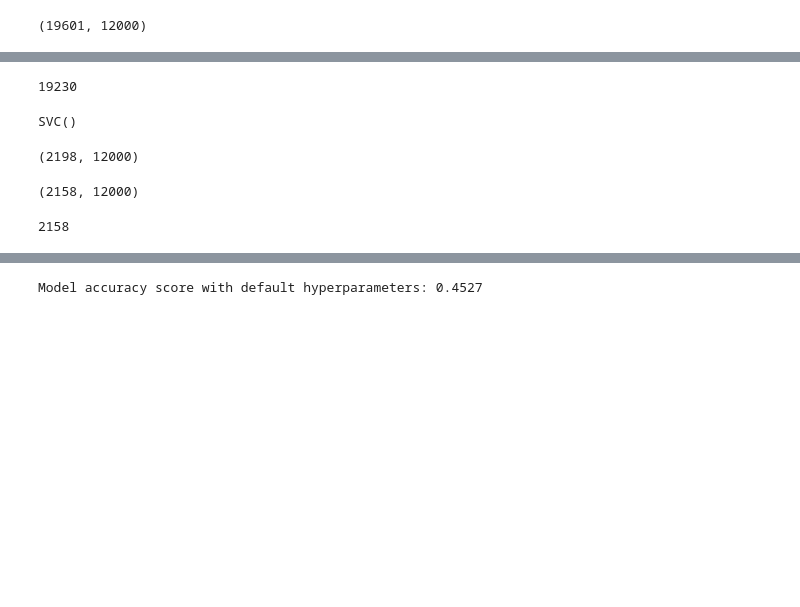
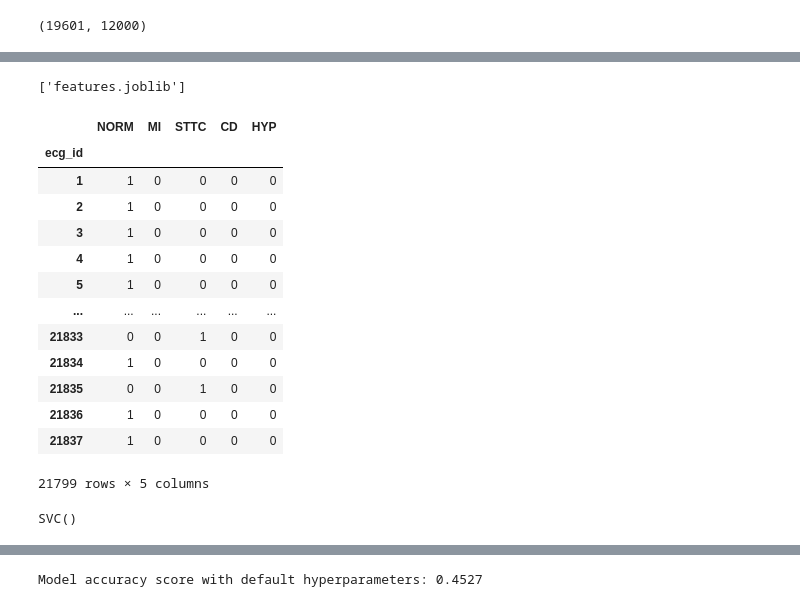
Before and after one commit to donyafiuji/ECG-diagnosis, a Jupyter notebook: main.ipynb, the cells around one changed output, grey strips where cells are left out. Saved outputs shown, nothing was run; the diff lists cells and outputs as text; code cells hidden in the pictures; blank space fills up the shorter version.

```diff
--- a/main.ipynb
+++ b/main.ipynb
@@ -69,6 +79,5 @@ baseline removal + moving avg + bandpass filter [0.5 - 25] """
 # %%
 reload(Preprocessing)
 
-test = Preprocessing.preprocess()
-
-x_train, y_train, x_test, y_test, agg_df = test.splitdata(X, Y)
+load = Preprocessing.preprocess()
+Y = load.loadStatement()
@@ -149,7 +85,7 @@ for i in labels.index:
 Freq Analysis
 # %%
 loaded_waveletfiltered_signals = np.load('wavelet_filtered.npy')
-loaded_waveletfiltered_signals = loaded_waveletfiltered_signals.astype('float32')
+# loaded_waveletfiltered_signals = loaded_waveletfiltered_signals.astype('float32')
 # %%
 filter = Preprocessing.preprocess()
 sample_highpass_filtered = filter.highpassfilter(origin_signals[0][0], 100, 4, 0.5)
@@ -234,11 +170,13 @@ R_peaks = []
 RR_intervals = []
 
 
-for signal in range(waveletfiltered_signals.shape[0]):
+for signal in range(loaded_waveletfiltered_signals.shape[0]):
     # # signal_r_peaks = []
     # # for lead in signal:
-    r_peaks = extractor.R_peak_detection(waveletfiltered_signals[signal][1][:])
-    rr_intervals = np.diff(r_peaks)
+    r_peaks, rr_intervals = extractor.R_peak_detection(loaded_waveletfiltered_signals[signal][1][:])
+    r_peaks = np.array(r_peaks)
+    # rr_intervals = np.diff(r_peaks)
+    rr_intervals = np.array(rr_intervals)
     # # signal_r_peaks.append(r_peaks)
     R_peaks.append(r_peaks)
     RR_intervals.append(rr_intervals)
@@ -403,4 +286,0 @@ len(y_train_encoded)
-# %%
-len(filtered_signals)
-# %% [output]
-19230
@@ -406,0 +348,4 @@ len(filtered_signals)
+# %%
+joblib.dump(features, 'features.joblib')
+# %% [output]
+['features.joblib']
@@ -407,3 +354,27 @@ len(filtered_signals)
+# %%
+""" defining the target labels """
+
+labels = pd.DataFrame(0, index = Y.index, columns=['NORM', 'MI', 'STTC', 'CD', 'HYP'], dtype='int')
+
+for i in labels.index:
+    for j in Y.loc[i, 'diagnostic_superclass']:
+        labels.loc[i, j] = 1
+labels
+# %% [output]
+|  | NORM | MI | STTC | CD | HYP |
+| ecg_id |  |  |  |  |  |
+| 1 | 1 | 0 | 0 | 0 | 0 |
+| 2 | 1 | 0 | 0 | 0 | 0 |
+| 3 | 1 | 0 | 0 | 0 | 0 |
+| 4 | 1 | 0 | 0 | 0 | 0 |
+| 5 | 1 | 0 | 0 | 0 | 0 |
+| ... | ... | ... | ... | ... | ... |
+| 21833 | 0 | 0 | 1 | 0 | 0 |
+| 21834 | 1 | 0 | 0 | 0 | 0 |
+| 21835 | 0 | 0 | 1 | 0 | 0 |
+| 21836 | 1 | 0 | 0 | 0 | 0 |
+| 21837 | 1 | 0 | 0 | 0 | 0 |
+21799 rows × 5 columns
 # %%
 from sklearn.svm import SVC
 
@@ -420,8 +391,3 @@ svm_classifier = SVC()
 svm_classifier.fit(X_train_subset, y_train_subset)
 # %% [output]
 SVC()
-# %%
-origin_test_signals = origin_test_signals.reshape((2198, -1))
-origin_test_signals.shape
-# %% [output]
-(2198, 12000)
@@ -435,13 +394,3 @@ y_test_encoded = label_encoder.fit_transform(y_test_flat)
-# %%
-missing_indices = [i for i, label in enumerate(y_test) if len(label) == 0]
-filtered_test_signals = np.delete(origin_test_signals, missing_indices, axis=0)
-filtered_test_signals.shape
-# %% [output]
-(2158, 12000)
-# %%
-len(y_test_encoded)
-# %% [output]
-2158
 # %%
 from sklearn.metrics import accuracy_score
 
```
Also changed, not shown: parts of 39 cells of this notebook, 3 other files.
